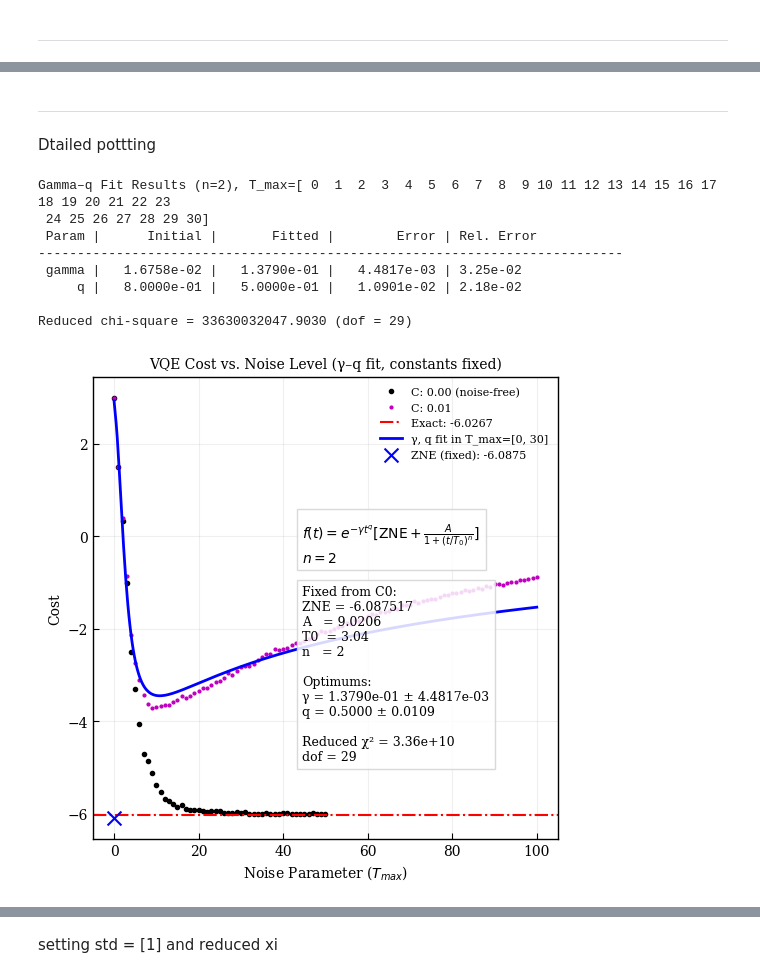
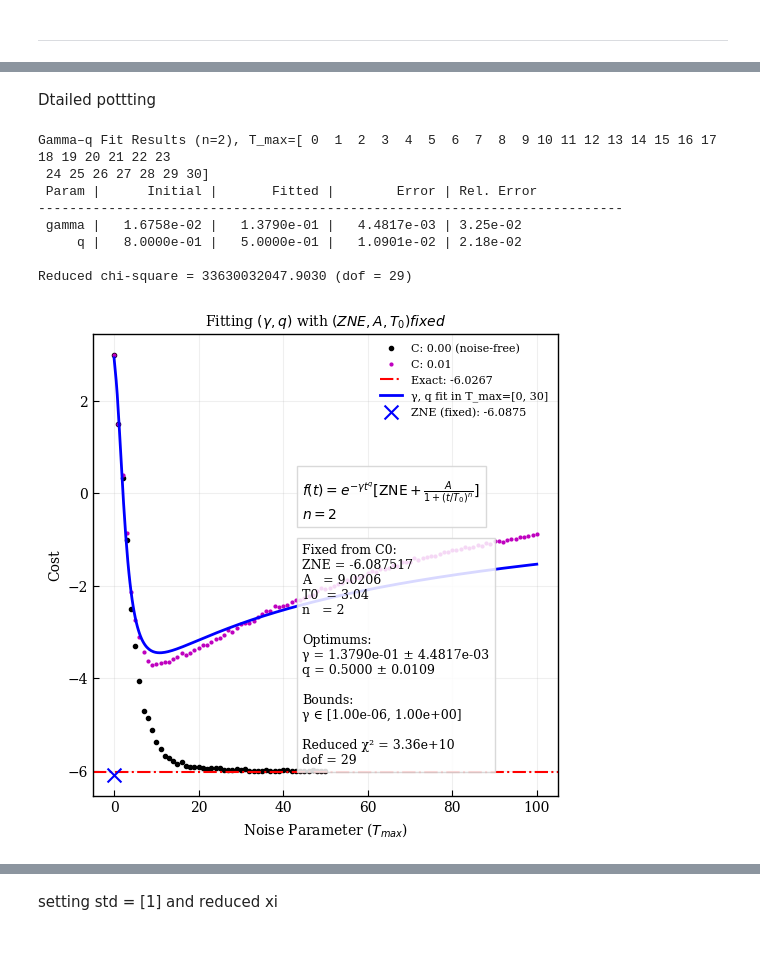
Before and after one commit to arijit-ship/indirect-zne-time-rel-noise, a Jupyter notebook: experimets/5q-c0-delt0.01-uniform-t-sampling/5q-c0.01-delt0.01-uniform-t-sampling.hillsmodel_n=2.ipynb, the cells around one changed output, grey strips where cells are left out. Cells and saved outputs as stored; diff of their text form; code cells hidden in the pictures; blank space fills up the shorter version.

```diff
--- a/experimets/5q-c0-delt0.01-uniform-t-sampling/5q-c0.01-delt0.01-uniform-t-sampling.hillsmodel_n=2.ipynb
+++ b/experimets/5q-c0-delt0.01-uniform-t-sampling/5q-c0.01-delt0.01-uniform-t-sampling.hillsmodel_n=2.ipynb
@@ -1630,5 +1650,3 @@ Gamma–q Fit Results (n=2), T_max=[  0   1   2   3   4   5   6   7   8   9  10
-# %% [markdown]
----
 # %% [markdown]
 Dtailed pottting
 # %%
@@ -1737,37 +1755,39 @@ optimum_val_str = (
     f"Optimums:\n"
     f"γ = {gamma_fit:.4e} ± {gamma_err:.4e}\n"
     f"q = {q_fit:.4f} ± {q_err:.4f}\n\n"
+    f"Bounds:\n"
+    f"γ ∈ [{bounds[0][0]:.2e}, {bounds[1][0]:.2e}]\n\n"
     f"Reduced χ² = {chi2_red:.2e}\n"
     f"dof = {dof}"
 )
 
 plt.text(0.45, 0.60, F_NOISY_EQ, transform=plt.gca().transAxes, fontsize=10,
          bbox=dict(facecolor='white', alpha=0.85, edgecolor='lightgray'))
 plt.text(
-    0.45, 0.17,
+    0.45, 0.07,
     optimum_val_str,
     transform=plt.gca().transAxes,
     fontsize=9,
     bbox=dict(facecolor='white', alpha=0.85, edgecolor='lightgray')
 )
 
-plt.title("VQE Cost vs. Noise Level (γ–q fit, constants fixed)", fontsize=10)
+plt.title("Fitting $(\gamma, q)$ with $(ZNE, A, T_0) fixed$", fontsize=10)
 plt.xlabel("Noise Parameter ($T_{max}$)")
 plt.ylabel("Cost")
 plt.grid(True, alpha=0.2)
 plt.legend(fontsize=8, loc='upper right')
 
 plt.show()
 # %% [output]
 Gamma–q Fit Results (n=2), T_max=[ 0  1  2  3  4  5  6  7  8  9 10 11 12 13 14 15 16 17 18 19 20 21 22 23
  24 25 26 27 28 29 30]
  Param |      Initial |       Fitted |        Error | Rel. Error
 ---------------------------------------------------------------------------
  gamma |   1.6758e-02 |   1.3790e-01 |   4.4817e-03 | 3.25e-02
      q |   8.0000e-01 |   5.0000e-01 |   1.0901e-02 | 2.18e-02
 
 Reduced chi-square = 33630032047.9030 (dof = 29)
-[figure, old version]
+[figure, new version]
 # %%
 # --- Configuration & Parameters ---
 mask_idx = 51
```
Also changed, not shown: parts of 24 cells of this notebook.
